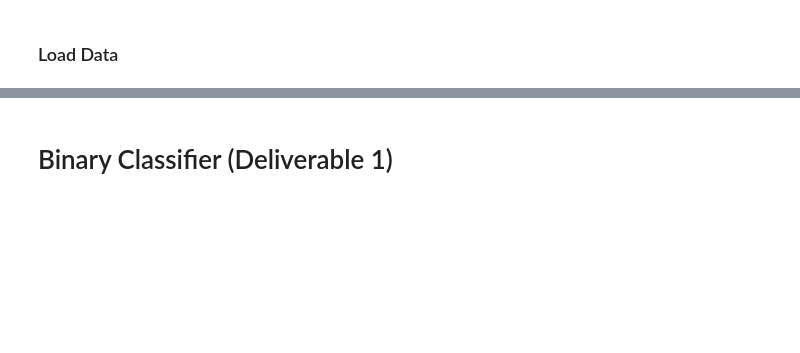
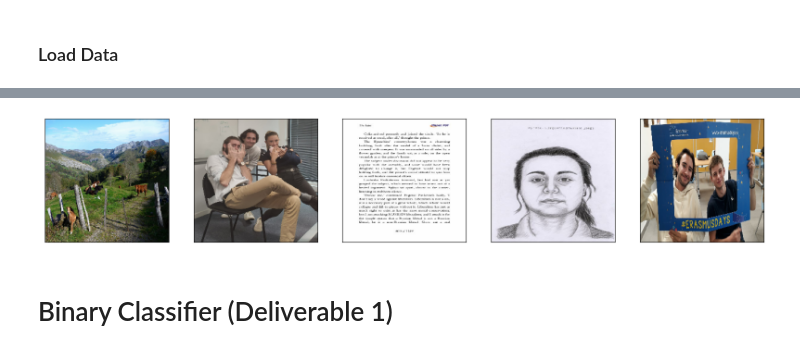
Before and after one commit to kallly/IA-A5-Tensorflow, a Jupyter notebook: 0_Pipeline.ipynb, the cells around one changed output, grey strips where cells are left out. Cells and saved outputs as stored; diff of their text form; code cells hidden in the pictures; blank space fills up the shorter version.

```diff
--- a/0_Pipeline.ipynb
+++ b/0_Pipeline.ipynb
@@ -20 +16,27 @@ from PIL import Image
+# %%
+# Functions used below for image display
+
+def display_imgs(x, n):
+    plt.figure(figsize=(20, 5))
+    for i in range(n):
+        ax = plt.subplot(1, n, i + 1)
+        plt.imshow(np.array(x[i]).astype('uint8'), vmax=1)
+        ax.get_xaxis().set_visible(False)
+        ax.get_yaxis().set_visible(False)
+    plt.show()
+
+def display_encoded_imgs(x, n):
+    plt.figure(figsize=(20, 5))
+    for i in range(n):
+        ax = plt.subplot(1, n, i + 1)
+        plt.imshow(np.array(x[i]), vmax=1)
+        ax.get_xaxis().set_visible(False)
+        ax.get_yaxis().set_visible(False)
+    plt.show()
+
+def display_single_image(img, title):
+    plt.figure(figsize=(20, 5))
+    plt.imshow(img)
+    plt.axis("off")
+    plt.title(title)
 # %%
@@ -76,3 +58,7 @@ array([[[255.     , 253.     , 254.     ],
+# %%
+display_imgs(dataset, 5)
+# %% [output]
+[figure, added]
 # %% [markdown]
 # Binary Classifier (Deliverable 1)
 # %%
```
Also changed, not shown: parts of 25 cells of this notebook, 1 other file.
